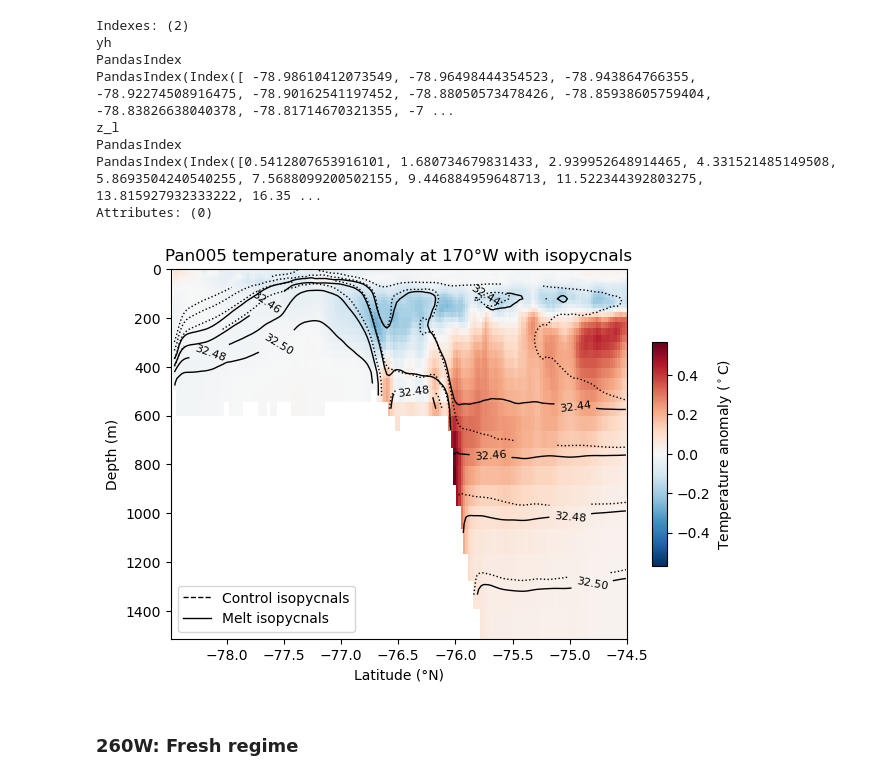
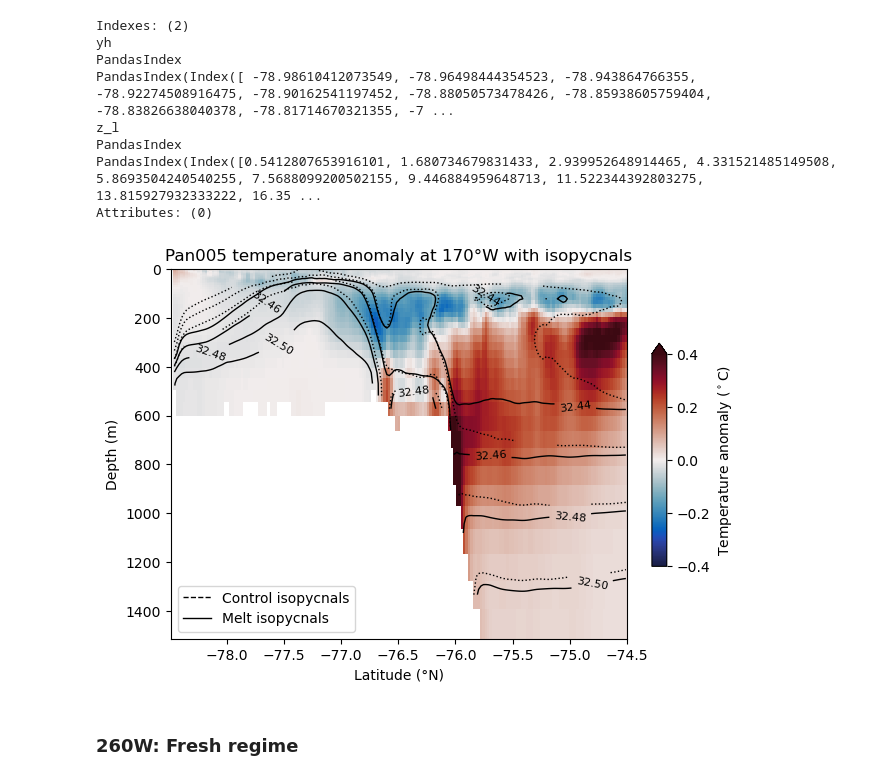
Before and after one commit to adele-morrison/panan-meltwater, a Jupyter notebook: notebooks/temp_analysis/DepthTransectsTemp_Pan005.ipynb, the cells around one changed output. Drawn from its saved outputs; the diff is of its cells as text; code cells hidden in the pictures.

```diff
--- a/notebooks/temp_analysis/DepthTransectsTemp_Pan005.ipynb
+++ b/notebooks/temp_analysis/DepthTransectsTemp_Pan005.ipynb
@@ -246,6 +302,7 @@ rho1_170W_M_new = rho1_170W_M.sel(z_l=slice(0,1500)).sel(yh=slice(-78.5,-74.5))
 # Plot your temperature anomaly
 temp_170W_anom_new.plot(
     vmin=-0.4, vmax=0.4,
+    cmap = cm.cm.balance,
     cbar_kwargs={
         "label": "Temperature anomaly ($^\circ$C)",
         "fraction": 0.03,
@@ -282,34 +339,34 @@ contour_control = plt.contour(
 control_labels = plt.clabel(
     contour_control,
     fmt='%1.2f',
     inline=True,
     fontsize=8
 )
 
 # Set control labels color to white (invisible)
 for txt in control_labels:
     txt.set_color('none')  # or use 'none' for fully transparent
 
 plt.gca().invert_yaxis()
 
 
 # Create custom legend handles
 control_handle = mlines.Line2D([], [], color='k', linestyle='--', linewidth=1, label='Control isopycnals')
 melt_handle = mlines.Line2D([], [], color='k', linestyle='-', linewidth=1, label='Melt isopycnals')
 
 plt.legend(handles=[control_handle, melt_handle], loc='lower left')
 
 # Add axis labels
 plt.xlabel("Latitude (°N)")
 plt.ylabel("Depth (m)")
 
 
 # Add title
 plt.title("Pan005 temperature anomaly at 170°W with isopycnals")
 
 plt.show()
 # %% [output]
-[figure, old version]
+[figure, new version]
 # %% [markdown]
 ### 260W: Fresh regime
 # %%
```
Also changed, not shown: parts of 6 cells of this notebook, 1 other file.
